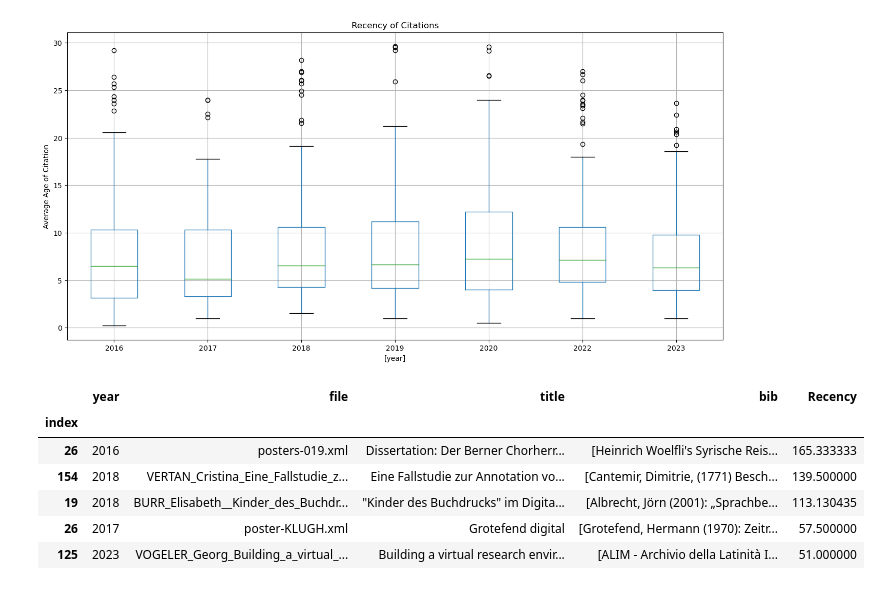
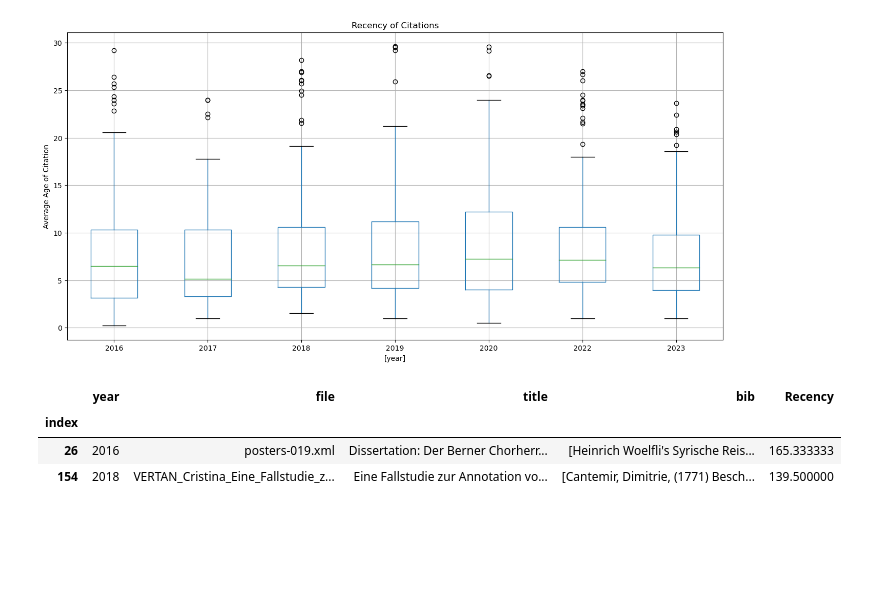
Before and after one commit to JaBorst/dhd-corpus-analysis, a Jupyter notebook: notebooks/External Bibliographies (Citations Frequency and Recency).ipynb, the cells around one changed output. Cells and saved outputs as stored; diff of their text form; code cells hidden in the pictures; blank space fills up the shorter version.

```diff
--- a/notebooks/External Bibliographies (Citations Frequency and Recency).ipynb
+++ b/notebooks/External Bibliographies (Citations Frequency and Recency).ipynb
@@ -416,13 +370,10 @@ recency_boxplot("year", outlier=False, bound=30)
 # %% [output]
 [figure]
 # %%
-data.sort_values("Recency", ascending=False)[["year","file", "title", "bib", "Recency"]].head()
+data.sort_values("Recency", ascending=False)[["year","file", "title", "bib", "Recency"]].head(2)
 # %% [output]
 |  | year | file | title | bib | Recency |
 | index |  |  |  |  |  |
 | 26 | 2016 | posters-019.xml | Dissertation: Der Berner Chorherr... | [Heinrich Woelfli's Syrische Reis... | 165.333333 |
 | 154 | 2018 | VERTAN_Cristina_Eine_Fallstudie_z... | Eine Fallstudie zur Annotation vo... | [Cantemir, Dimitrie, (1771) Besch... | 139.500000 |
-| 19 | 2018 | BURR_Elisabeth__Kinder_des_Buchdr... | "Kinder des Buchdrucks" im Digita... | [Albrecht, Jörn (2001): „Sprachbe... | 113.130435 |
-| 26 | 2017 | poster-KLUGH.xml | Grotefend digital | [Grotefend, Hermann (1970): Zeitr... | 57.500000 |
-| 125 | 2023 | VOGELER_Georg_Building_a_virtual_... | Building a virtual research envir... | [ALIM - Archivio della Latinità I... | 51.000000 |
 # %%
```
Also changed, not shown: parts of 15 cells of this notebook, 2 other files.
